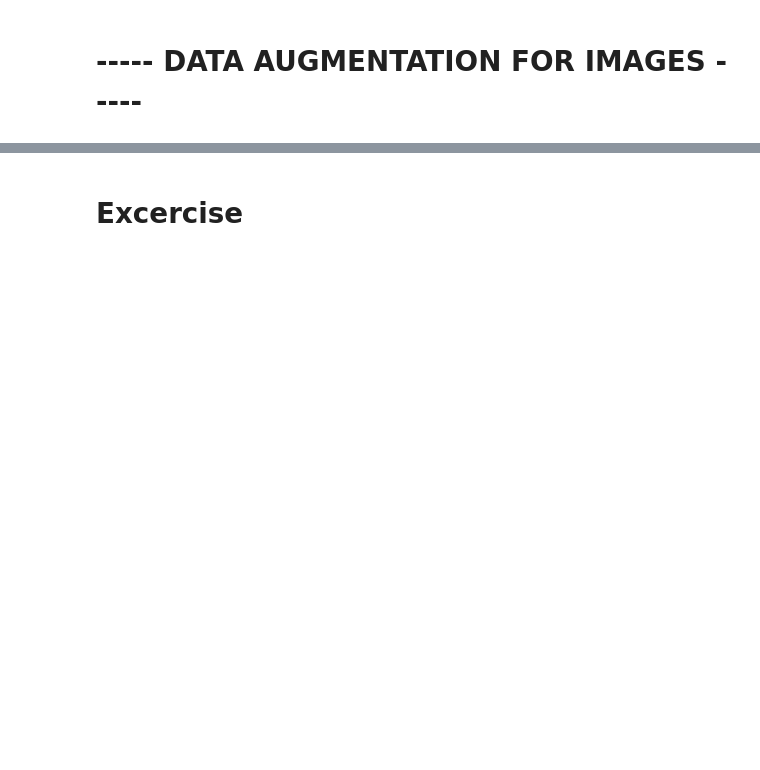
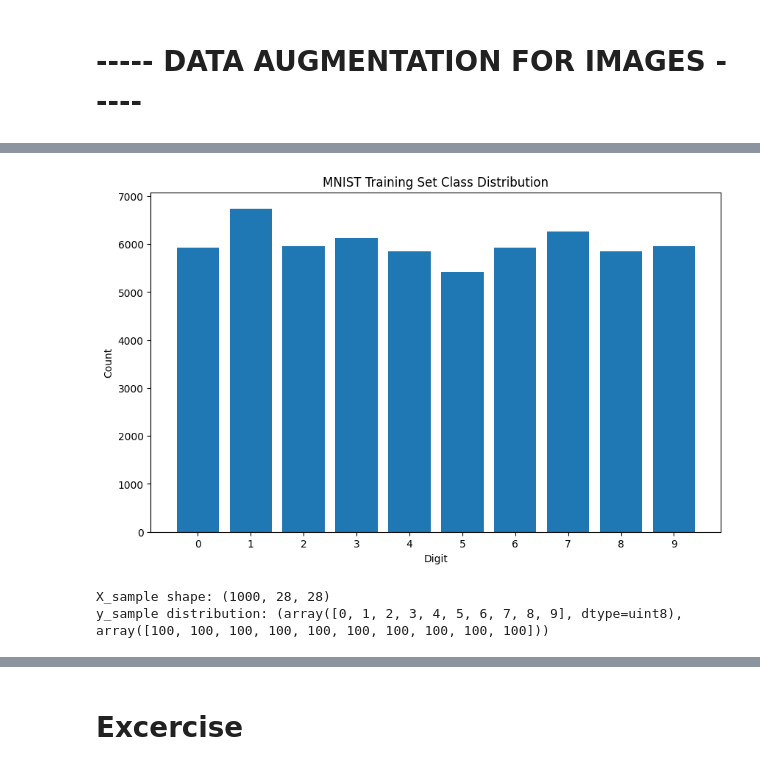
Before and after one commit to saadmaqbooldev/Purelogics-Bootcamp-Python-AI, a Jupyter notebook: Week 3 Encoding/Day 2.ipynb, the cells around one changed output, grey strips where cells are left out. Drawn from its saved outputs; the diff is of its cells as text; code cells hidden in the pictures; blank space fills up the shorter version.

```diff
--- a/Week 3 Encoding/Day 2.ipynb
+++ b/Week 3 Encoding/Day 2.ipynb
@@ -393,16 +531,28 @@ for aug_type, text in augmented_texts:
 # %%
 # ----- 6. ADVANCED APPLICATION: AUGMENT TO BALANCE CLASSES -----
 
 # Check distribution of classes in MNIST
-unique, counts = np.unique(y_train_img, return_counts=True)
+import numpy as np
+import matplotlib.pyplot as plt
+from tensorflow.keras.datasets import mnist
+
+# Load MNIST dataset
+(x_train, y_train), (x_test, y_test) = mnist.load_data()
+
+# Check distribution of classes
+unique, counts = np.unique(y_train, return_counts=True)
 class_distribution = dict(zip(unique, counts))
 
+# Plot class distribution
 plt.figure(figsize=(10, 6))
 plt.bar(class_distribution.keys(), class_distribution.values())
 plt.xlabel('Digit')
 plt.ylabel('Count')
 plt.title('MNIST Training Set Class Distribution')
+plt.xticks(unique)
 plt.show()
+# %% [output]
+[figure, added]
 # %%
 
 def augment_minority_class(X, y, target_class, num_samples):
@@ -449,16 +599,23 @@ def augment_minority_class(X, y, target_class, num_samples):
 # %%
 # Demonstrate balancing a subset of MNIST
 # For demonstration, let's use just 100 samples per class initially
+
 X_sample = []
 y_sample = []
 
 for digit in range(10):
-    indices = np.where(y_train_img == digit)[0][:100]  # Take 100 samples of each digit
-    X_sample.extend(X_train_img[indices])
-    y_sample.extend(y_train_img[indices])
+    indices = np.where(y_train == digit)[0][:100]  # Take 100 samples of each digit
+    X_sample.extend(x_train[indices])
+    y_sample.extend(y_train[indices])
 
 X_sample = np.array(X_sample)
 y_sample = np.array(y_sample)
+
+print("X_sample shape:", X_sample.shape)
+print("y_sample distribution:", np.unique(y_sample, return_counts=True))
+# %% [output]
+X_sample shape: (1000, 28, 28)
+y_sample distribution: (array([0, 1, 2, 3, 4, 5, 6, 7, 8, 9], dtype=uint8), array([100, 100, 100, 100, 100, 100, 100, 100, 100, 100]))
 # %%
 # Print initial distribution
 unique, counts = np.unique(y_sample, return_counts=True)
```
Also changed, not shown: parts of 41 cells of this notebook.
